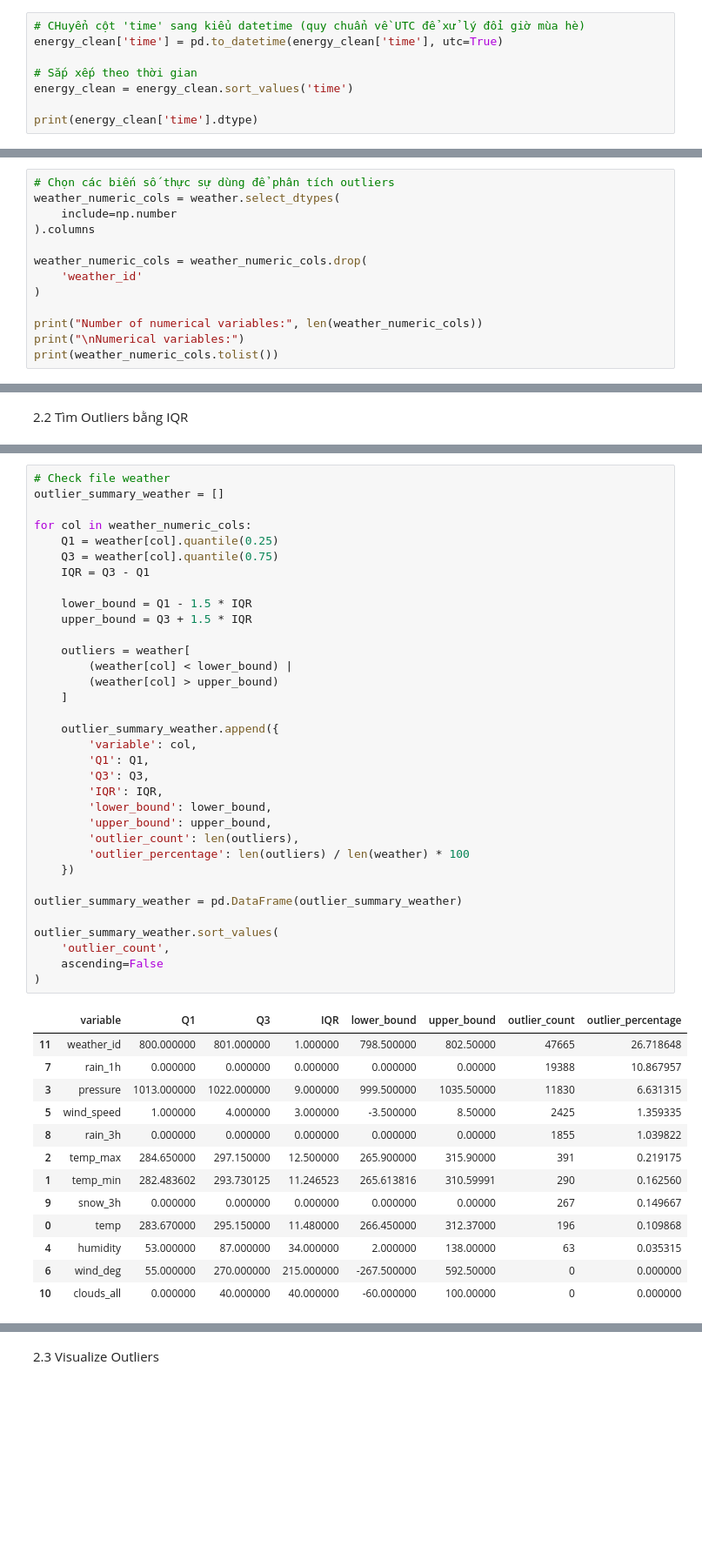
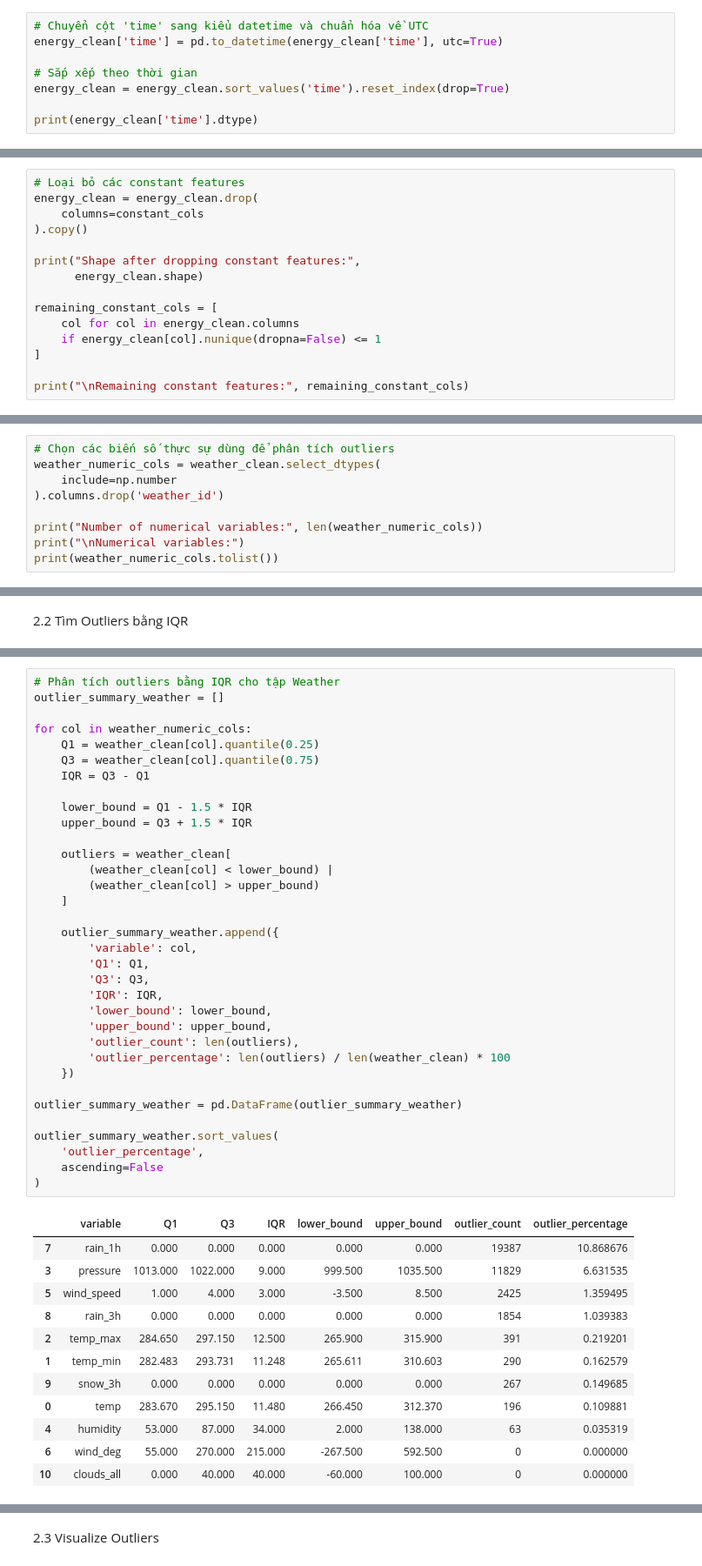
Before and after one commit to nguyenminhhieu108/Assignment_ls2, a Jupyter notebook: main.ipynb, the cells around one changed output, grey strips where cells are left out. Shown at 87% size. Saved outputs shown, nothing was run; the diff lists cells and outputs as text; blank space fills up the shorter version.

```diff
--- a/main.ipynb
+++ b/main.ipynb
@@ -311,11 +320,11 @@ print("Shape after :", energy_clean.shape)
 Shape before: (35064, 29)
 Shape after : (35064, 27)
 # %%
-# CHuyển cột 'time' sang kiểu datetime (quy chuẩn về UTC để xử lý đổi giờ mùa hè)
+# Chuyển cột 'time' sang kiểu datetime và chuẩn hóa về UTC
 energy_clean['time'] = pd.to_datetime(energy_clean['time'], utc=True)
 
 # Sắp xếp theo thời gian
-energy_clean = energy_clean.sort_values('time')
+energy_clean = energy_clean.sort_values('time').reset_index(drop=True)
 
 print(energy_clean['time'].dtype)
 # %% [output]
@@ -433,0 +530,15 @@ File weather kiểm tra do không có missing nên vẫn giữ nguyên.
+# %%
+# Loại bỏ các constant features
+energy_clean = energy_clean.drop(
+    columns=constant_cols
+).copy()
+
+print("Shape after dropping constant features:",
+      energy_clean.shape)
+
+remaining_constant_cols = [
+    col for col in energy_clean.columns
+    if energy_clean[col].nunique(dropna=False) <= 1
+]
+
+print("\nRemaining constant features:", remaining_constant_cols)
@@ -472,12 +593,8 @@ energy_clean[numeric_cols].describe().T
 # %%
 # Chọn các biến số thực sự dùng để phân tích outliers
-weather_numeric_cols = weather.select_dtypes(
+weather_numeric_cols = weather_clean.select_dtypes(
     include=np.number
-).columns
-
-weather_numeric_cols = weather_numeric_cols.drop(
-    'weather_id'
-)
+).columns.drop('weather_id')
 
 print("Number of numerical variables:", len(weather_numeric_cols))
 print("\nNumerical variables:")
@@ -563,49 +679,48 @@ outlier_summary_energy.sort_values(
 # %%
-# Check file weather
+# Phân tích outliers bằng IQR cho tập Weather
 outlier_summary_weather = []
 
 for col in weather_numeric_cols:
-    Q1 = weather[col].quantile(0.25)
-    Q3 = weather[col].quantile(0.75)
+    Q1 = weather_clean[col].quantile(0.25)
+    Q3 = weather_clean[col].quantile(0.75)
     IQR = Q3 - Q1
 
     lower_bound = Q1 - 1.5 * IQR
     upper_bound = Q3 + 1.5 * IQR
 
-    outliers = weather[
-        (weather[col] < lower_bound) |
-        (weather[col] > upper_bound)
+    outliers = weather_clean[
+        (weather_clean[col] < lower_bound) |
+        (weather_clean[col] > upper_bound)
     ]
 
     outlier_summary_weather.append({
         'variable': col,
         'Q1': Q1,
         'Q3': Q3,
         'IQR': IQR,
         'lower_bound': lower_bound,
         'upper_bound': upper_bound,
         'outlier_count': len(outliers),
-        'outlier_percentage': len(outliers) / len(weather) * 100
+        'outlier_percentage': len(outliers) / len(weather_clean) * 100
     })
 
 outlier_summary_weather = pd.DataFrame(outlier_summary_weather)
 
 outlier_summary_weather.sort_values(
-    'outlier_count',
+    'outlier_percentage',
     ascending=False
 )
 # %% [output]
 |  | variable | Q1 | Q3 | IQR | lower_bound | upper_bound | outlier_count | outlier_percentage |
-| 11 | weather_id | 800.000000 | 801.000000 | 1.000000 | 798.500000 | 802.50000 | 47665 | 26.718648 |
-| 7 | rain_1h | 0.000000 | 0.000000 | 0.000000 | 0.000000 | 0.00000 | 19388 | 10.867957 |
-| 3 | pressure | 1013.000000 | 1022.000000 | 9.000000 | 999.500000 | 1035.50000 | 11830 | 6.631315 |
-| 5 | wind_speed | 1.000000 | 4.000000 | 3.000000 | -3.500000 | 8.50000 | 2425 | 1.359335 |
-| 8 | rain_3h | 0.000000 | 0.000000 | 0.000000 | 0.000000 | 0.00000 | 1855 | 1.039822 |
-| 2 | temp_max | 284.650000 | 297.150000 | 12.500000 | 265.900000 | 315.90000 | 391 | 0.219175 |
-| 1 | temp_min | 282.483602 | 293.730125 | 11.246523 | 265.613816 | 310.59991 | 290 | 0.162560 |
-| 9 | snow_3h | 0.000000 | 0.000000 | 0.000000 | 0.000000 | 0.00000 | 267 | 0.149667 |
-| 0 | temp | 283.670000 | 295.150000 | 11.480000 | 266.450000 | 312.37000 | 196 | 0.109868 |
-| 4 | humidity | 53.000000 | 87.000000 | 34.000000 | 2.000000 | 138.00000 | 63 | 0.035315 |
-| 6 | wind_deg | 55.000000 | 270.000000 | 215.000000 | -267.500000 | 592.50000 | 0 | 0.000000 |
-| 10 | clouds_all | 0.000000 | 40.000000 | 40.000000 | -60.000000 | 100.00000 | 0 | 0.000000 |
+| 7 | rain_1h | 0.000 | 0.000 | 0.000 | 0.000 | 0.000 | 19387 | 10.868676 |
+| 3 | pressure | 1013.000 | 1022.000 | 9.000 | 999.500 | 1035.500 | 11829 | 6.631535 |
+| 5 | wind_speed | 1.000 | 4.000 | 3.000 | -3.500 | 8.500 | 2425 | 1.359495 |
+| 8 | rain_3h | 0.000 | 0.000 | 0.000 | 0.000 | 0.000 | 1854 | 1.039383 |
+| 2 | temp_max | 284.650 | 297.150 | 12.500 | 265.900 | 315.900 | 391 | 0.219201 |
+| 1 | temp_min | 282.483 | 293.731 | 11.248 | 265.611 | 310.603 | 290 | 0.162579 |
+| 9 | snow_3h | 0.000 | 0.000 | 0.000 | 0.000 | 0.000 | 267 | 0.149685 |
+| 0 | temp | 283.670 | 295.150 | 11.480 | 266.450 | 312.370 | 196 | 0.109881 |
+| 4 | humidity | 53.000 | 87.000 | 34.000 | 2.000 | 138.000 | 63 | 0.035319 |
+| 6 | wind_deg | 55.000 | 270.000 | 215.000 | -267.500 | 592.500 | 0 | 0.000000 |
+| 10 | clouds_all | 0.000 | 40.000 | 40.000 | -60.000 | 100.000 | 0 | 0.000000 |
 # %% [markdown]
```
Also changed, not shown: parts of 59 cells of this notebook.
